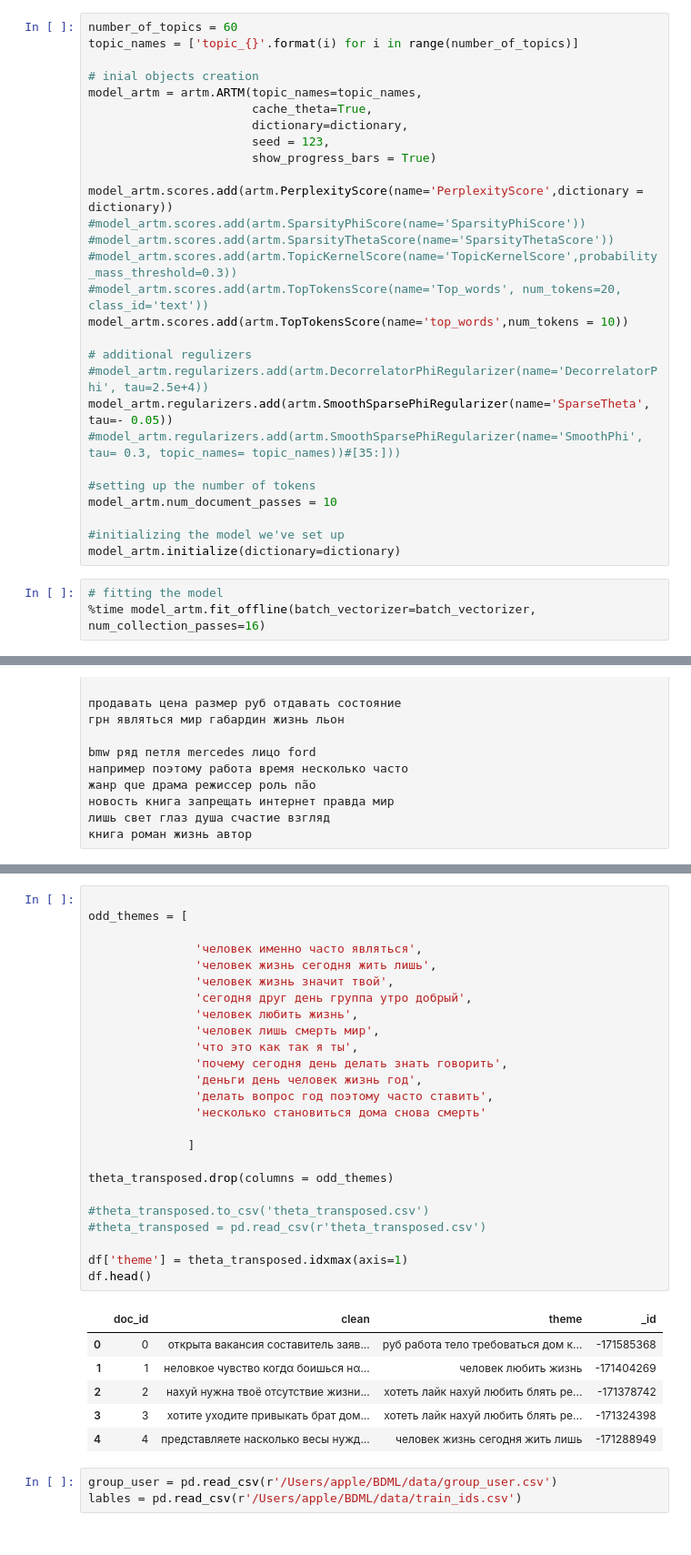
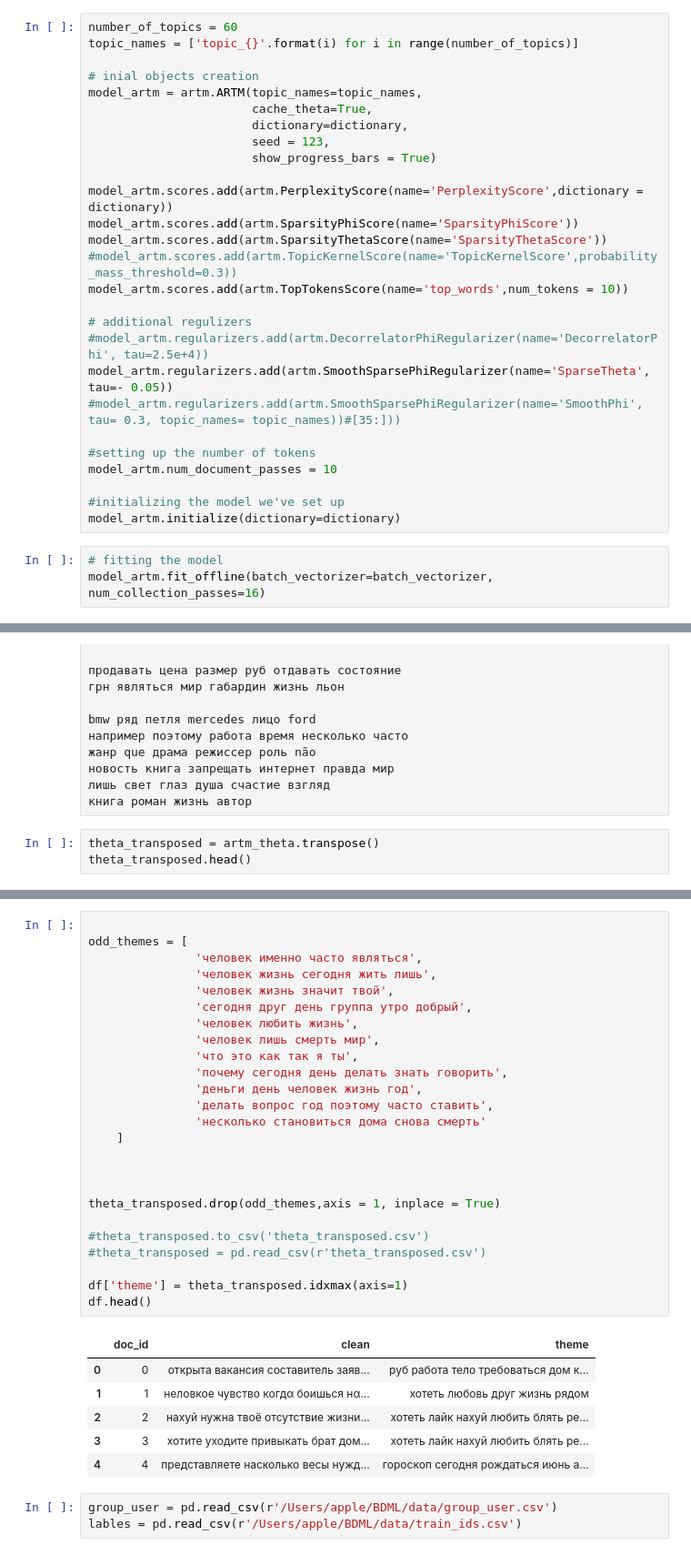
Before and after one commit to Vladimirchizh/TopicModeling, a Jupyter notebook: run_artm.ipynb, the cells around one changed output, grey strips where cells are left out. Shown: that part at 91% size. Drawn from its saved outputs; the diff is of its cells as text.

```diff
--- a/run_artm.ipynb
+++ b/run_artm.ipynb
@@ -120,10 +120,9 @@ model_artm = artm.ARTM(topic_names=topic_names,
                        show_progress_bars = True)
 
 model_artm.scores.add(artm.PerplexityScore(name='PerplexityScore',dictionary = dictionary))
-#model_artm.scores.add(artm.SparsityPhiScore(name='SparsityPhiScore'))
-#model_artm.scores.add(artm.SparsityThetaScore(name='SparsityThetaScore'))
+model_artm.scores.add(artm.SparsityPhiScore(name='SparsityPhiScore'))
+model_artm.scores.add(artm.SparsityThetaScore(name='SparsityThetaScore'))
 #model_artm.scores.add(artm.TopicKernelScore(name='TopicKernelScore',probability_mass_threshold=0.3))
-#model_artm.scores.add(artm.TopTokensScore(name='Top_words', num_tokens=20, class_id='text'))
 model_artm.scores.add(artm.TopTokensScore(name='top_words',num_tokens = 10))
 
 # additional regulizers
@@ -138,7 +137,7 @@ model_artm.num_document_passes = 10
 model_artm.initialize(dictionary=dictionary)
 # %%
 # fitting the model
-%time model_artm.fit_offline(batch_vectorizer=batch_vectorizer, num_collection_passes=16)
+model_artm.fit_offline(batch_vectorizer=batch_vectorizer, num_collection_passes=16)
 # %% [output]
 HBox(children=(IntProgress(value=0, description='Pass', max=16, style=ProgressStyle(description_width='initial…
 HBox(children=(IntProgress(value=0, description='Batch', max=74, style=ProgressStyle(description_width='initia…
@@ -334,3 +357,6 @@ bmw ряд петля mercedes лицо ford
 новость книга запрещать интернет правда мир
 лишь свет глаз душа счастие взгляд
 книга роман жизнь автор
+# %%
+theta_transposed = artm_theta.transpose()
+theta_transposed.head()
@@ -337,35 +371,35 @@ bmw ряд петля mercedes лицо ford
 # %%
 
 odd_themes = [
-
                'человек именно часто являться',
                'человек жизнь сегодня жить лишь',
                'человек жизнь значит твой',
                'сегодня друг день группа утро добрый',
                'человек любить жизнь',
                'человек лишь смерть мир',
                'что это как так я ты',
                'почему сегодня день делать знать говорить',
                'деньги день человек жизнь год',
                'делать вопрос год поэтому часто ставить',
                'несколько становиться дома снова смерть'
+    ]
 
-              ]
 
-theta_transposed.drop(columns = odd_themes)
+
+theta_transposed.drop(odd_themes,axis = 1, inplace = True)
 
 #theta_transposed.to_csv('theta_transposed.csv')
 #theta_transposed = pd.read_csv(r'theta_transposed.csv')
 
 df['theme'] = theta_transposed.idxmax(axis=1)
 df.head()
 # %% [output]
-|  | doc_id | clean | theme | _id |
-| 0 | 0 | открыта вакансия составитель заяв... | руб работа тело требоваться дом к... | -171585368 |
-| 1 | 1 | неловкое чувство когдα боишься нα... | человек любить жизнь | -171404269 |
-| 2 | 2 | нахуй нужна твоё отсутствие жизни... | хотеть лайк нахуй любить блять ре... | -171378742 |
-| 3 | 3 | хотите уходите привыкать брат дом... | хотеть лайк нахуй любить блять ре... | -171324398 |
-| 4 | 4 | представляете насколько весы нужд... | человек жизнь сегодня жить лишь | -171288949 |
+|  | doc_id | clean | theme |
+| 0 | 0 | открыта вакансия составитель заяв... | руб работа тело требоваться дом к... |
+| 1 | 1 | неловкое чувство когдα боишься нα... | хотеть любовь друг жизнь рядом |
+| 2 | 2 | нахуй нужна твоё отсутствие жизни... | хотеть лайк нахуй любить блять ре... |
+| 3 | 3 | хотите уходите привыкать брат дом... | хотеть лайк нахуй любить блять ре... |
+| 4 | 4 | представляете насколько весы нужд... | гороскоп сегодня рождаться июнь а... |
 # %%
 group_user = pd.read_csv(r'/Users/apple/BDML/data/group_user.csv')
 lables = pd.read_csv(r'/Users/apple/BDML/data/train_ids.csv')
```
Also changed, not shown: parts of 15 cells of this notebook, 3 other files.
